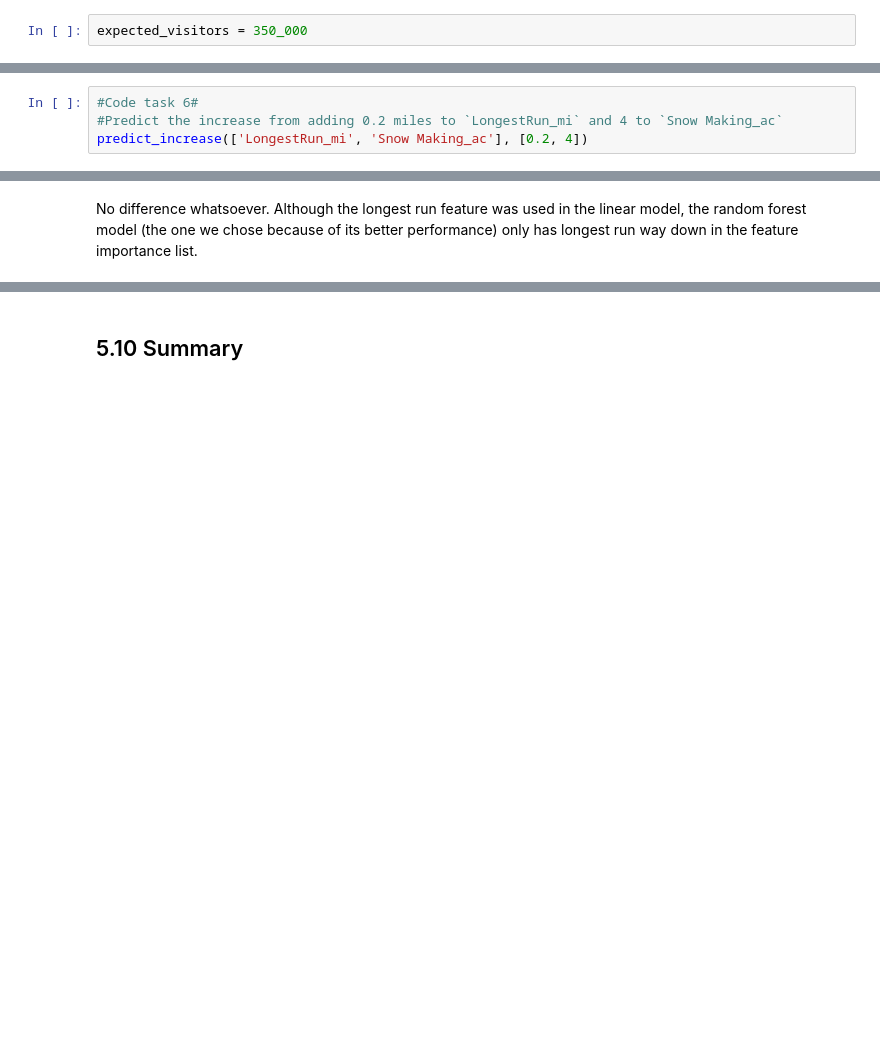
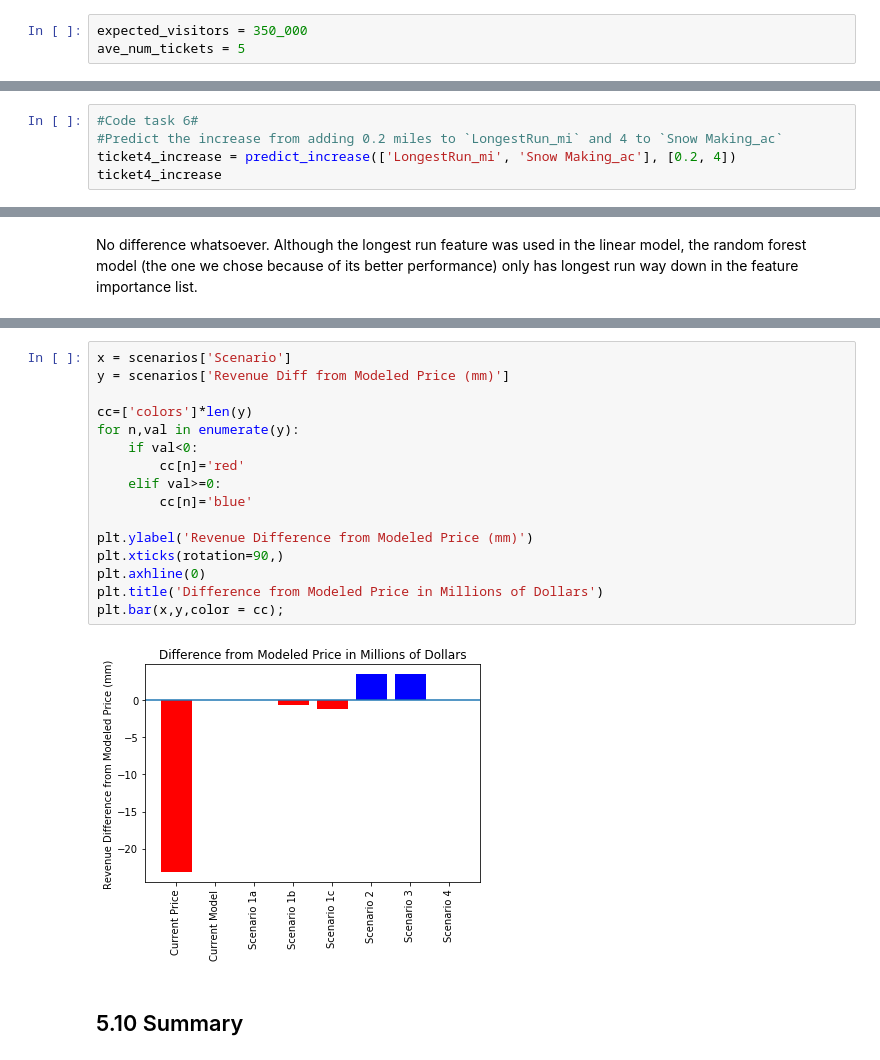
Before and after one commit to george3r/DataScienceGuidedCapstone, a Jupyter notebook: Notebooks/05_modeling.ipynb, the cells around one changed output, grey strips where cells are left out. Cells and saved outputs as stored; diff of their text form; blank space fills up the shorter version.

```diff
--- a/Notebooks/05_modeling.ipynb
+++ b/Notebooks/05_modeling.ipynb
@@ -297,6 +297,7 @@ The business has shortlisted some options:
 The expected number of visitors over the season is 350,000 and, on average, visitors ski for five days. Assume the provided data includes the additional lift that Big Mountain recently installed.
 # %%
 expected_visitors = 350_000
+ave_num_tickets = 5
 # %%
 all_feats = ['vertical_drop', 'Snow Making_ac', 'total_chairs', 'fastQuads',
              'Runs', 'LongestRun_mi', 'trams', 'SkiableTerrain_ac']
@@ -412,7 +413,8 @@ This scenario calls for increasing the longest run by .2 miles and guaranteeing
 # %%
 #Code task 6#
 #Predict the increase from adding 0.2 miles to `LongestRun_mi` and 4 to `Snow Making_ac`
-predict_increase(['LongestRun_mi', 'Snow Making_ac'], [0.2, 4])
+ticket4_increase = predict_increase(['LongestRun_mi', 'Snow Making_ac'], [0.2, 4])
+ticket4_increase
 # %% [output]
 0.0
 # %% [markdown]
@@ -420,3 +487,21 @@ No difference whatsoever. Although the longest run feature was used in the linea
+# %%
+x = scenarios['Scenario']
+y = scenarios['Revenue Diff from Modeled Price (mm)']
+
+cc=['colors']*len(y)
+for n,val in enumerate(y):
+    if val<0:
+        cc[n]='red'
+    elif val>=0:
+        cc[n]='blue'
+
+plt.ylabel('Revenue Difference from Modeled Price (mm)')
+plt.xticks(rotation=90,)
+plt.axhline(0)
+plt.title('Difference from Modeled Price in Millions of Dollars')
+plt.bar(x,y,color = cc);
+# %% [output]
+[figure, added]
 # %% [markdown]
 ## 5.10 Summary<a id='5.10_Summary'></a>
 # %% [markdown]
```
Also changed, not shown: parts of 7 cells of this notebook.
